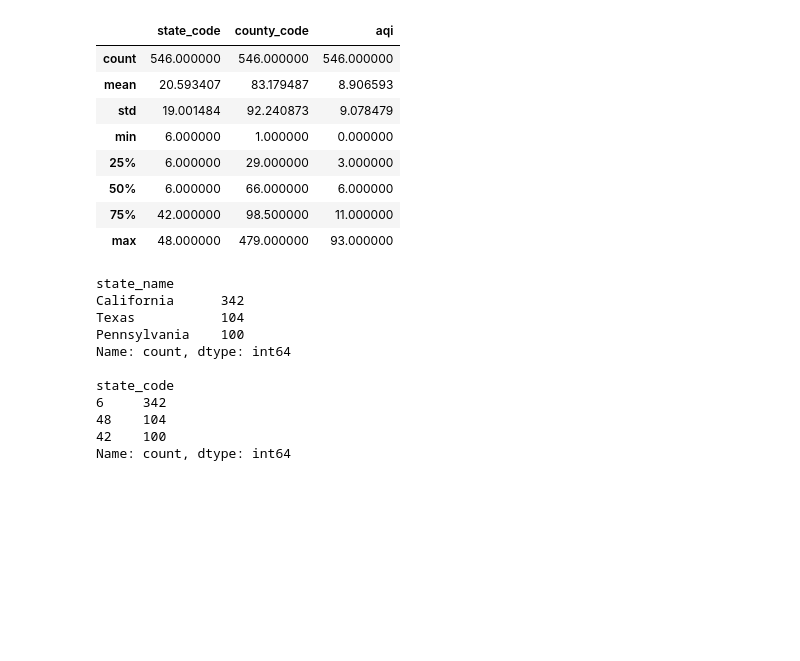
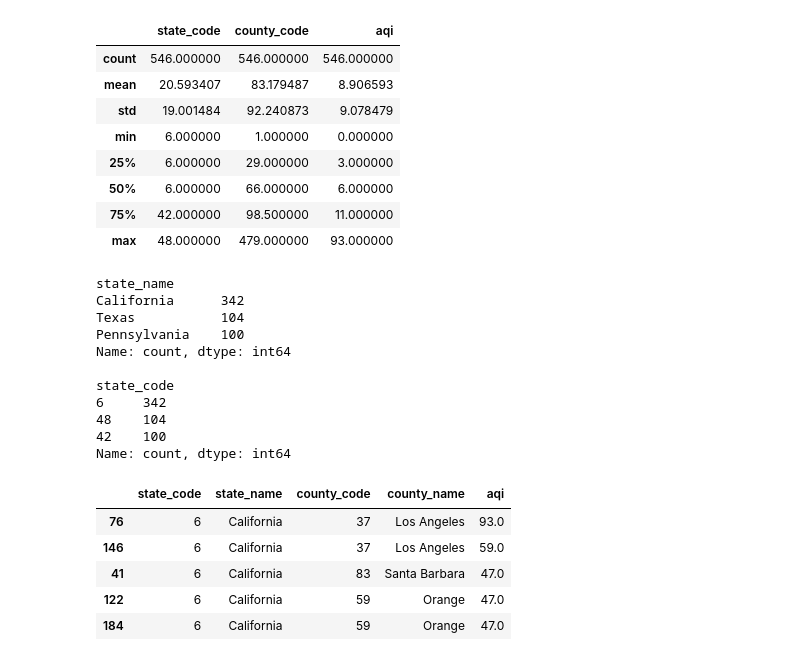
Before and after one commit to dkraynev/Tasks, a Jupyter notebook: 500_Dataframes_with_pandas.ipynb, the cells around one changed output. Drawn from its saved outputs; the diff is of its cells as text; code cells hidden in the pictures; blank space fills up the shorter version.

```diff
--- a/500_Dataframes_with_pandas.ipynb
+++ b/500_Dataframes_with_pandas.ipynb
@@ -56,3 +60,13 @@ state_code
 48    104
 42    100
 Name: count, dtype: int64
+# %%
+top3_sorted = top3.sort_values(by="aqi", ascending=False)
+top3_sorted.head()
+# %% [output]
+|  | state_code | state_name | county_code | county_name | aqi |
+| 76 | 6 | California | 37 | Los Angeles | 93.0 |
+| 146 | 6 | California | 37 | Los Angeles | 59.0 |
+| 41 | 6 | California | 83 | Santa Barbara | 47.0 |
+| 122 | 6 | California | 59 | Orange | 47.0 |
+| 184 | 6 | California | 59 | Orange | 47.0 |
```
Also changed, not shown: parts of 9 cells of this notebook.
